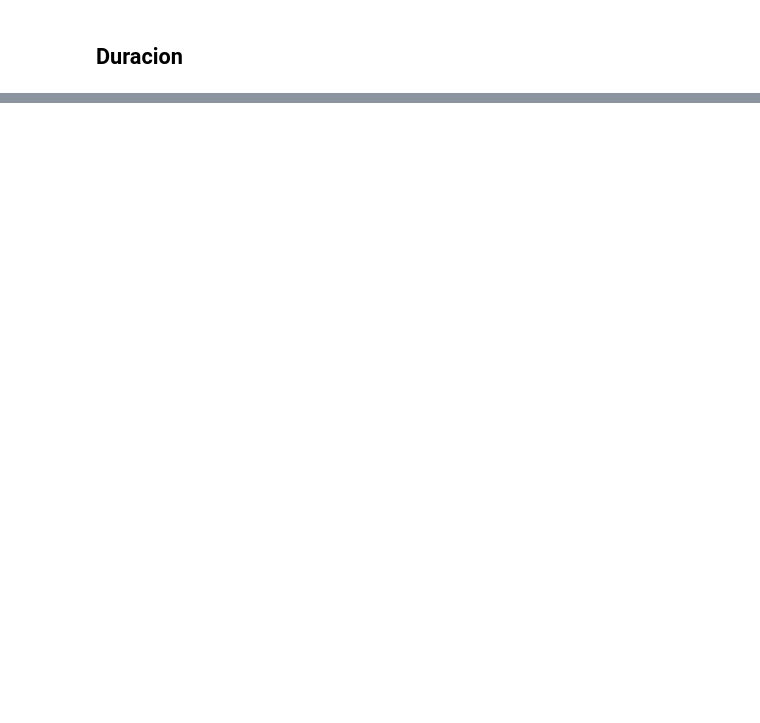
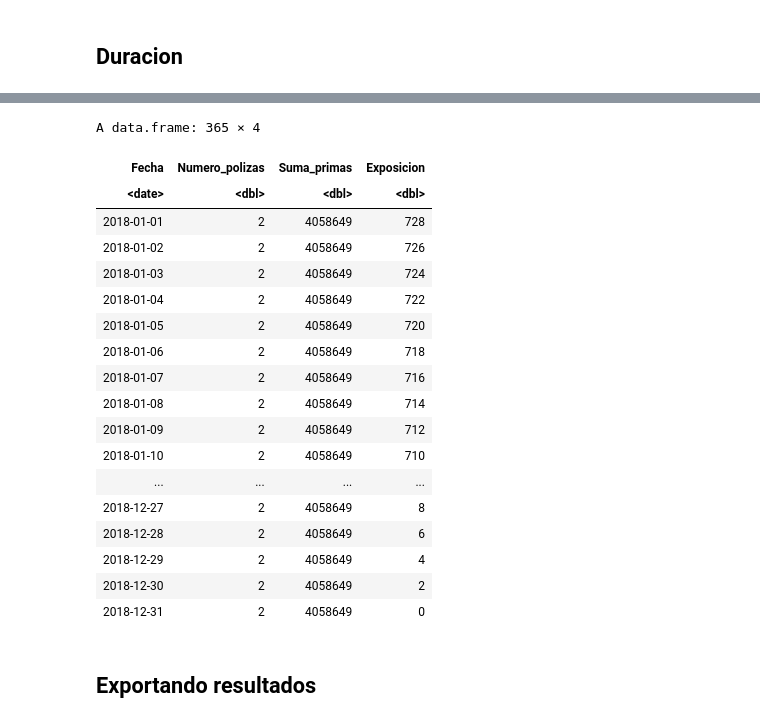
Before and after one commit to RiemannIntegrable/modelo-de-riesgo-colectivo-en-siniestros-de-autos, a Jupyter notebook: notebooks/Polizas.ipynb, the cells around one changed output, grey strips where cells are left out. Drawn from its saved outputs; the diff is of its cells as text; code cells hidden in the pictures; blank space fills up the shorter version.

```diff
--- a/notebooks/Polizas.ipynb
+++ b/notebooks/Polizas.ipynb
@@ -82,5 +95,6 @@ nrow(polizas[(polizas$Prima < 100000), ])*100/nrow(polizas)
 # %% [markdown]
 voy a escoger de forma arbitraria una prima de almenos 100 mil porque sino esto no tendria sentido
 # %%
-nrow(polizas[(polizas$Prima >= 100000), ])
+polizas <- polizas[(polizas$Prima >= h), ]
+nrow(polizas)
 # %% [output]
@@ -128,0 +147,2 @@ write.csv(polizas, "../data/input/polizas.csv", row.names = TRUE)
+# %%
+polizas <- ajuste_prima_ipc(polizas)
@@ -128,0 +151,2 @@ write.csv(polizas, "../data/input/polizas.csv", row.names = TRUE)
+# %%
+datos_prueba <- head(polizas,2)
@@ -128,0 +163,24 @@ write.csv(polizas, "../data/input/polizas.csv", row.names = TRUE)
+# %%
+pruebita <- polizas_diarias(datos_prueba)
+# %%
+pruebita$PPD
+# %% [output]
+A data.frame: 365 × 4
+| Fecha | Numero_polizas | Suma_primas | Exposicion |
+| <date> | <dbl> | <dbl> | <dbl> |
+| 2018-01-01 | 2 | 4058649 | 728 |
+| 2018-01-02 | 2 | 4058649 | 726 |
+| 2018-01-03 | 2 | 4058649 | 724 |
+| 2018-01-04 | 2 | 4058649 | 722 |
+| 2018-01-05 | 2 | 4058649 | 720 |
+| 2018-01-06 | 2 | 4058649 | 718 |
+| 2018-01-07 | 2 | 4058649 | 716 |
+| 2018-01-08 | 2 | 4058649 | 714 |
+| 2018-01-09 | 2 | 4058649 | 712 |
+| 2018-01-10 | 2 | 4058649 | 710 |
+| ... | ... | ... | ... |
+| 2018-12-27 | 2 | 4058649 | 8 |
+| 2018-12-28 | 2 | 4058649 | 6 |
+| 2018-12-29 | 2 | 4058649 | 4 |
+| 2018-12-30 | 2 | 4058649 | 2 |
+| 2018-12-31 | 2 | 4058649 | 0 |
@@ -128,0 +191,2 @@ write.csv(polizas, "../data/input/polizas.csv", row.names = TRUE)
+# %% [markdown]
+## Exportando resultados
```
Also changed, not shown: parts of 24 cells of this notebook, 3 other files.
